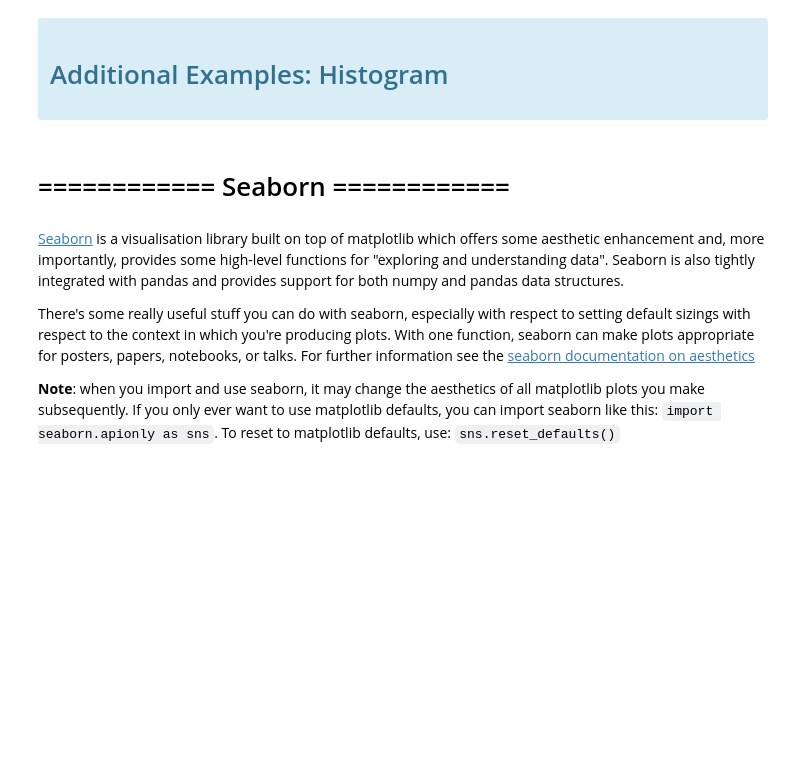
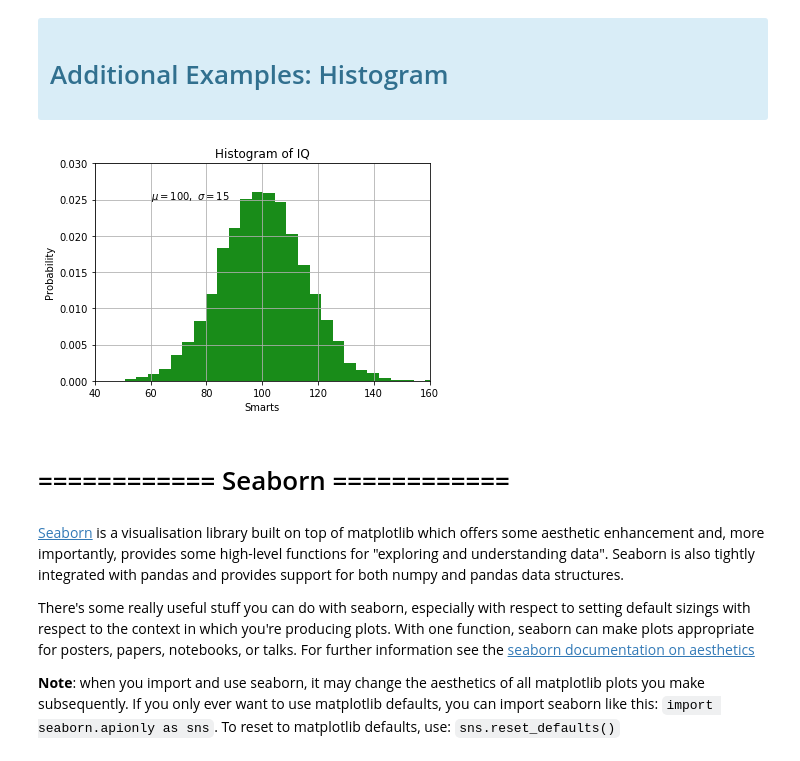
Before and after one commit to adagloria/CA_AI_2020, a Jupyter notebook: 02_Python_for_Data_Science/03_Introduction_to_Matplotlib_and_Seaborn.ipynb, the cells around one changed output. Saved outputs shown, nothing was run; the diff lists cells and outputs as text; code cells hidden in the pictures; blank space fills up the shorter version.

```diff
--- a/02_Python_for_Data_Science/03_Introduction_to_Matplotlib_and_Seaborn.ipynb
+++ b/02_Python_for_Data_Science/03_Introduction_to_Matplotlib_and_Seaborn.ipynb
@@ -128,18 +160,20 @@ plt.show()
 # %%
 # Plot a histogram and add some text
 mu, sigma = 100, 15
 x = mu + sigma * np.random.randn(10000) # Generate data from a normal distribution with mean mu and variance sigma
 
 # the histogram of the data
-n, bins, patches = plt.hist(x, 50, normed=1, facecolor='g', alpha=0.75)
+n, bins, patches = plt.hist(x, 30, normed=1, facecolor='g', alpha=0.9)
 
 plt.xlabel('Smarts')
 plt.ylabel('Probability')
 plt.title('Histogram of IQ')
 plt.text(60, .025, r'$\mu=100,\ \sigma=15$') # Adds some text by using TeX
 plt.axis([40, 160, 0, 0.03]) # Sets the axes limits
 plt.grid(True) # Enables grid
 plt.show()
+# %% [output]
+[figure, added]
 # %% [markdown]
 # ============ Seaborn  ============
 # %% [markdown]
```
Also changed, not shown: parts of 19 cells of this notebook, 1 other file.
